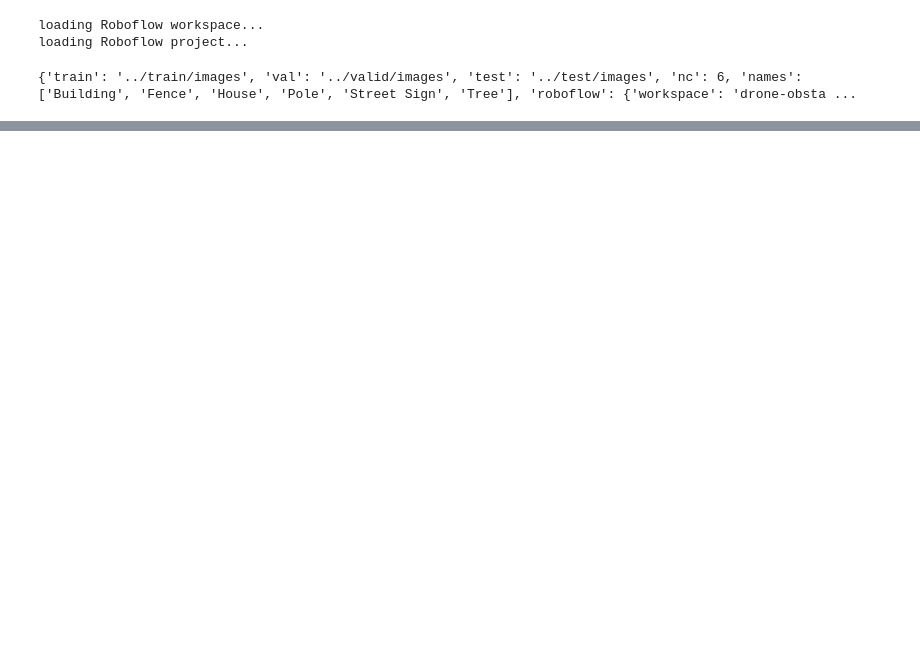
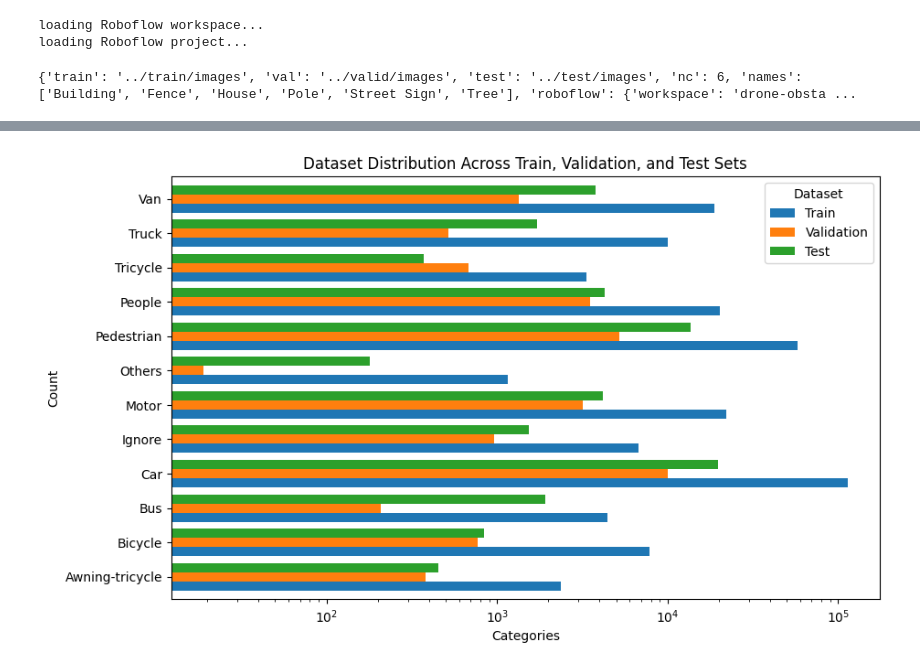
Before and after one commit to sjsu2024-data298-team6/pipeline, a Jupyter notebook: notebooks/explore.ipynb, the cells around one changed output, grey strips where cells are left out. Cells and saved outputs as stored; diff of their text form; code cells hidden in the pictures; blank space fills up the shorter version.

```diff
--- a/notebooks/explore.ipynb
+++ b/notebooks/explore.ipynb
@@ -141,0 +174,2 @@ plt.show()
+# %%
+train_count = class_counts_per_split("train")
@@ -141,0 +192,2 @@ plt.show()
+# %%
+test_count = class_counts_per_split("test")
@@ -141,0 +210,2 @@ plt.show()
+# %%
+valid_count = class_counts_per_split("valid")
@@ -141,0 +228,18 @@ plt.show()
+# %%
+# Create a DataFrame
+data = {"Train": train_count, "Validation": valid_count, "Test": test_count}
+df = pd.DataFrame(data)
+
+# Plotting
+df.plot(kind="barh", figsize=(10, 6), width=0.8)
+
+# Labels and title
+plt.xlabel("Categories")
+plt.ylabel("Count")
+plt.title("Dataset Distribution Across Train, Validation, and Test Sets")
+plt.xscale("log")
+plt.legend(title="Dataset")
+
+plt.show()
+# %% [output]
+[figure, added]
```
Also changed, not shown: parts of 15 cells of this notebook.
